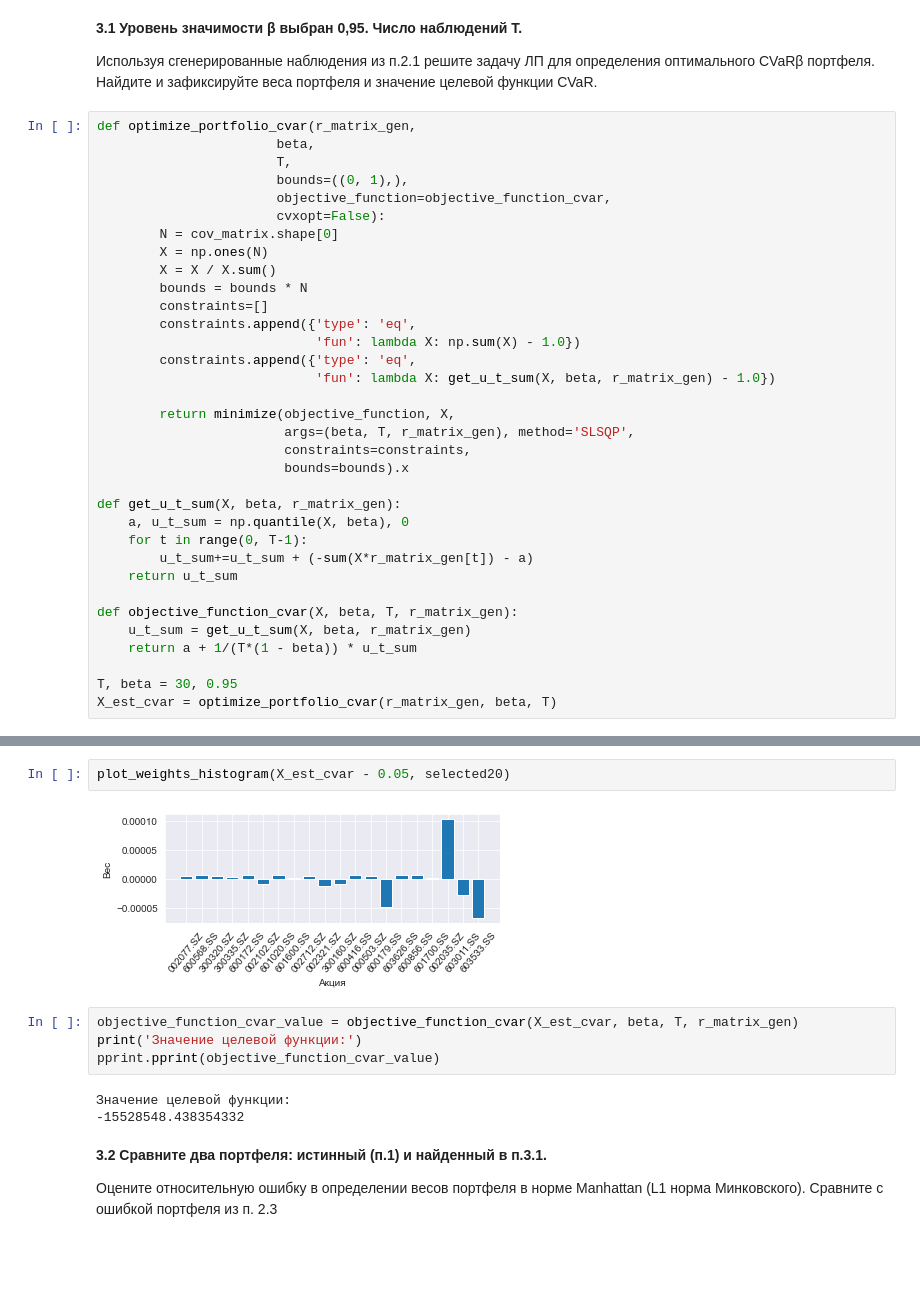
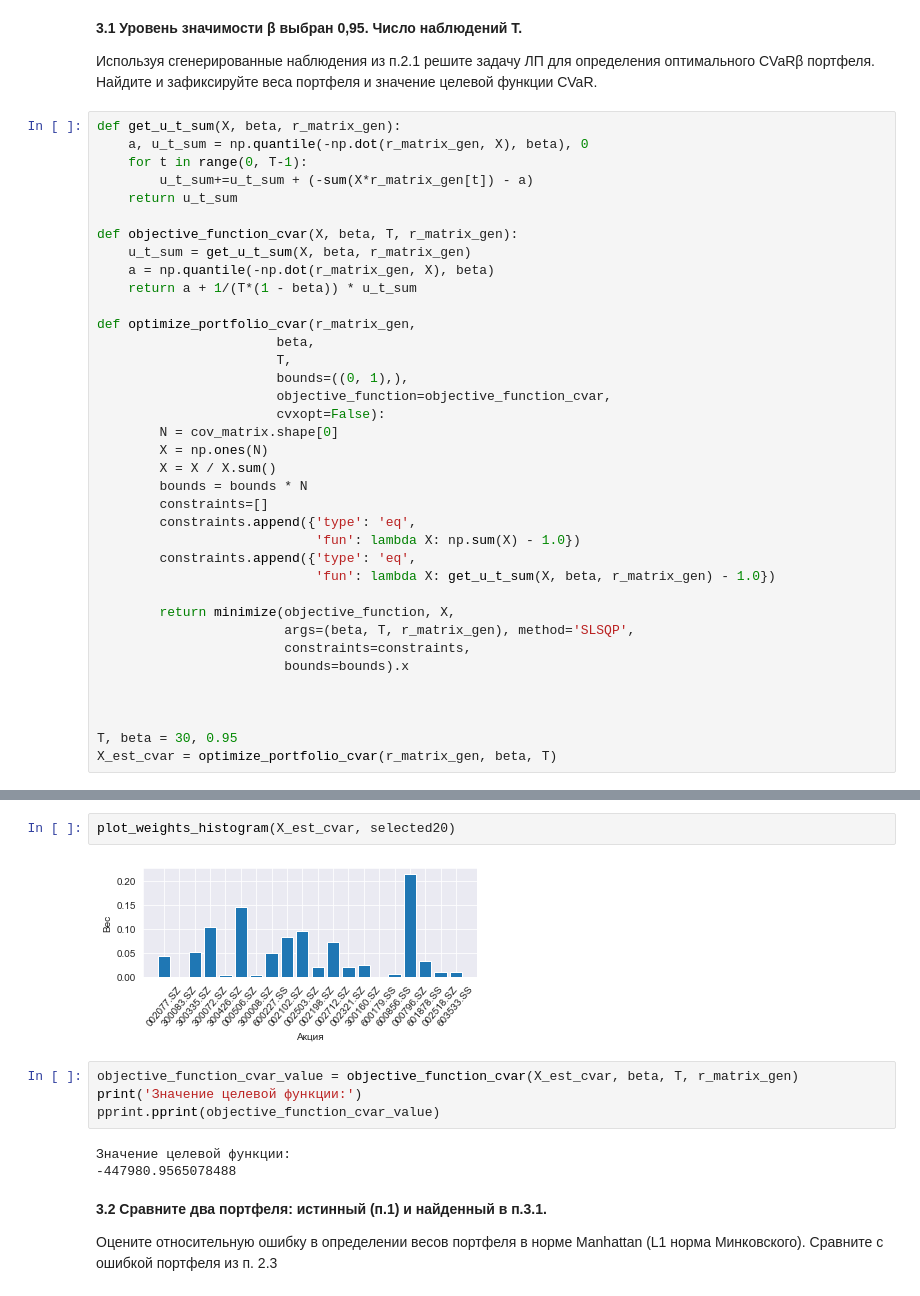
Before and after one commit to CodeSopranos/lab-3-financial-operations, a Jupyter notebook: report.ipynb, the cells around one changed output, grey strips where cells are left out. Saved outputs shown, nothing was run; the diff lists cells and outputs as text; blank space fills up the shorter version.

```diff
--- a/report.ipynb
+++ b/report.ipynb
@@ -513,6 +513,17 @@ pass
 
 Используя сгенерированные наблюдения из п.2.1 решите задачу ЛП для определения оптимального CVaRβ портфеля.  Найдите и зафиксируйте веса портфеля и значение целевой функции CVaR.
 # %%
+def get_u_t_sum(X, beta, r_matrix_gen):
+    a, u_t_sum = np.quantile(-np.dot(r_matrix_gen, X), beta), 0
+    for t in range(0, T-1):
+        u_t_sum+=u_t_sum + (-sum(X*r_matrix_gen[t]) - a)
+    return u_t_sum
+
+def objective_function_cvar(X, beta, T, r_matrix_gen):
+    u_t_sum = get_u_t_sum(X, beta, r_matrix_gen)
+    a = np.quantile(-np.dot(r_matrix_gen, X), beta)
+    return a + 1/(T*(1 - beta)) * u_t_sum
+
 def optimize_portfolio_cvar(r_matrix_gen,
                        beta,
                        T,
@@ -534,15 +545,7 @@ def optimize_portfolio_cvar(r_matrix_gen,
                         constraints=constraints,
                         bounds=bounds).x
 
-def get_u_t_sum(X, beta, r_matrix_gen):
-    a, u_t_sum = np.quantile(X, beta), 0
-    for t in range(0, T-1):
-        u_t_sum+=u_t_sum + (-sum(X*r_matrix_gen[t]) - a)
-    return u_t_sum
 
-def objective_function_cvar(X, beta, T, r_matrix_gen):
-    u_t_sum = get_u_t_sum(X, beta, r_matrix_gen)
-    return a + 1/(T*(1 - beta)) * u_t_sum
 
 T, beta = 30, 0.95
 X_est_cvar = optimize_portfolio_cvar(r_matrix_gen, beta, T)
@@ -585,14 +582,14 @@ array([0.05000605, 0.05000648, 0.05000606, 0.05000358, 0.05000654,
 # %%
-plot_weights_histogram(X_est_cvar - 0.05, selected20)
+plot_weights_histogram(X_est_cvar, selected20)
 # %% [output]
-[figure, old version]
+[figure, new version]
 # %%
 objective_function_cvar_value = objective_function_cvar(X_est_cvar, beta, T, r_matrix_gen)
 print('Значение целевой функции:')
 pprint.pprint(objective_function_cvar_value)
 # %% [output]
 Значение целевой функции:
--15528548.438354332
+-447980.9565078488
 # %% [markdown]
 **3.2 Сравните два портфеля: истинный (п.1) и найденный в п.3.1.**
 
```
Also changed, not shown: parts of 18 cells of this notebook.
